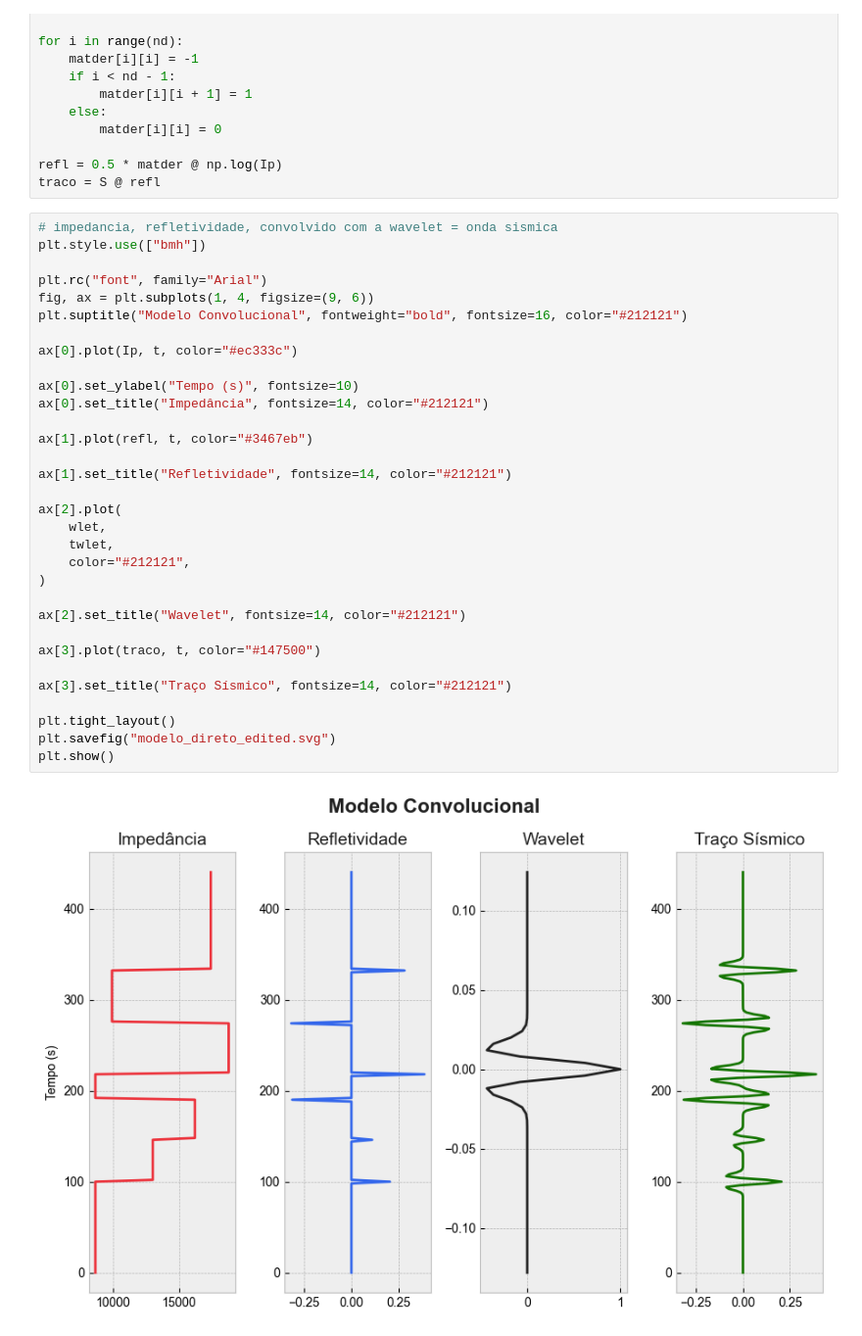
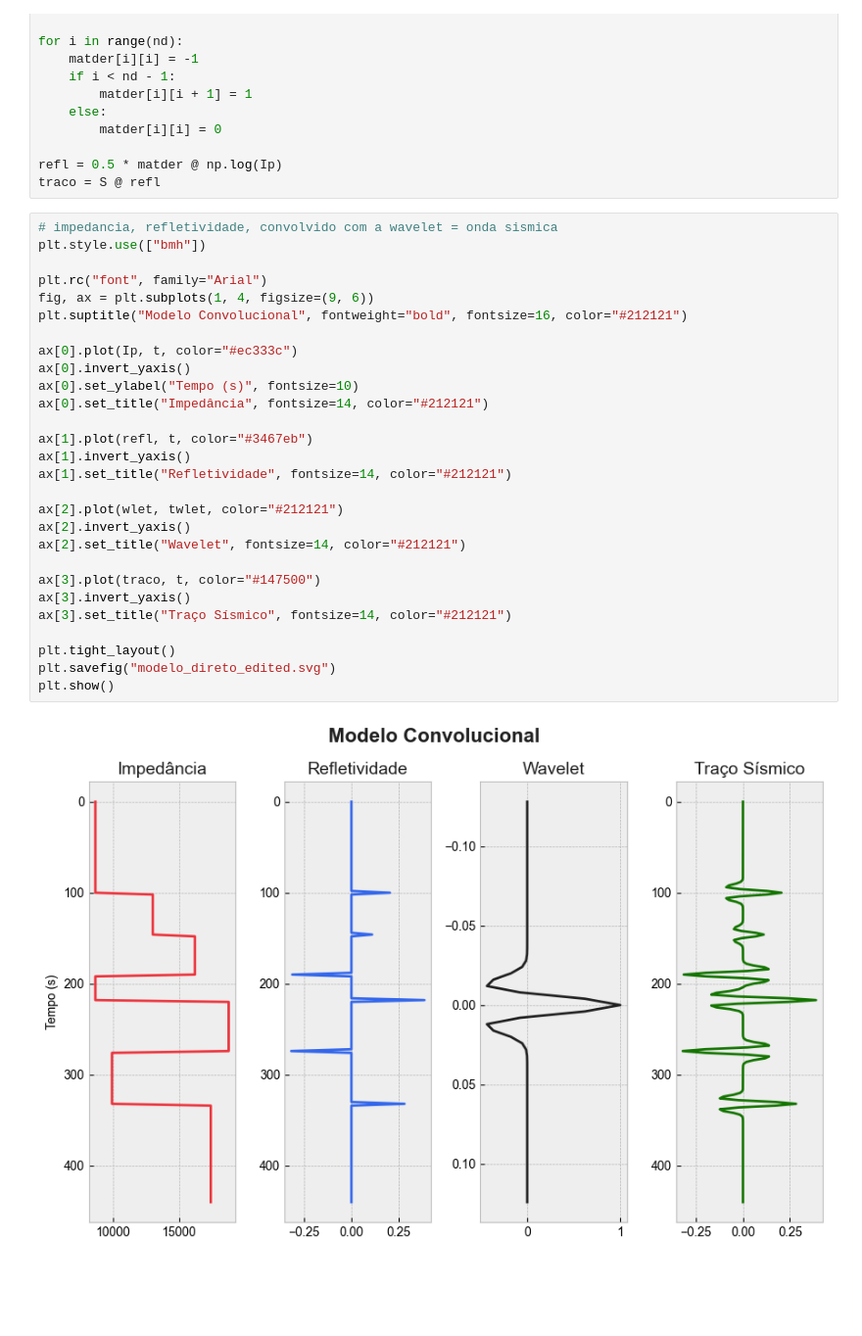
Before and after one commit to albano-a/inversion_methods_algorithms, a Jupyter notebook: Wavelets/traco_sismico.ipynb, the cells around one changed output. Shown at 98% size. Cells and saved outputs as stored; diff of their text form; blank space fills up the shorter version.

```diff
--- a/Wavelets/traco_sismico.ipynb
+++ b/Wavelets/traco_sismico.ipynb
@@ -47,34 +47,30 @@ traco = S @ refl
 # %%
 # impedancia, refletividade, convolvido com a wavelet = onda sismica
 plt.style.use(["bmh"])
 
 plt.rc("font", family="Arial")
 fig, ax = plt.subplots(1, 4, figsize=(9, 6))
 plt.suptitle("Modelo Convolucional", fontweight="bold", fontsize=16, color="#212121")
 
 ax[0].plot(Ip, t, color="#ec333c")
-
+ax[0].invert_yaxis()
 ax[0].set_ylabel("Tempo (s)", fontsize=10)
 ax[0].set_title("Impedância", fontsize=14, color="#212121")
 
 ax[1].plot(refl, t, color="#3467eb")
-
+ax[1].invert_yaxis()
 ax[1].set_title("Refletividade", fontsize=14, color="#212121")
 
-ax[2].plot(
-    wlet,
-    twlet,
-    color="#212121",
-)
-
+ax[2].plot(wlet, twlet, color="#212121")
+ax[2].invert_yaxis()
 ax[2].set_title("Wavelet", fontsize=14, color="#212121")
 
 ax[3].plot(traco, t, color="#147500")
-
+ax[3].invert_yaxis()
 ax[3].set_title("Traço Sísmico", fontsize=14, color="#212121")
 
 plt.tight_layout()
 plt.savefig("modelo_direto_edited.svg")
 plt.show()
 # %% [output]
-[figure, old version]
+[figure, new version]
```
Also changed, not shown: 2 other files.
